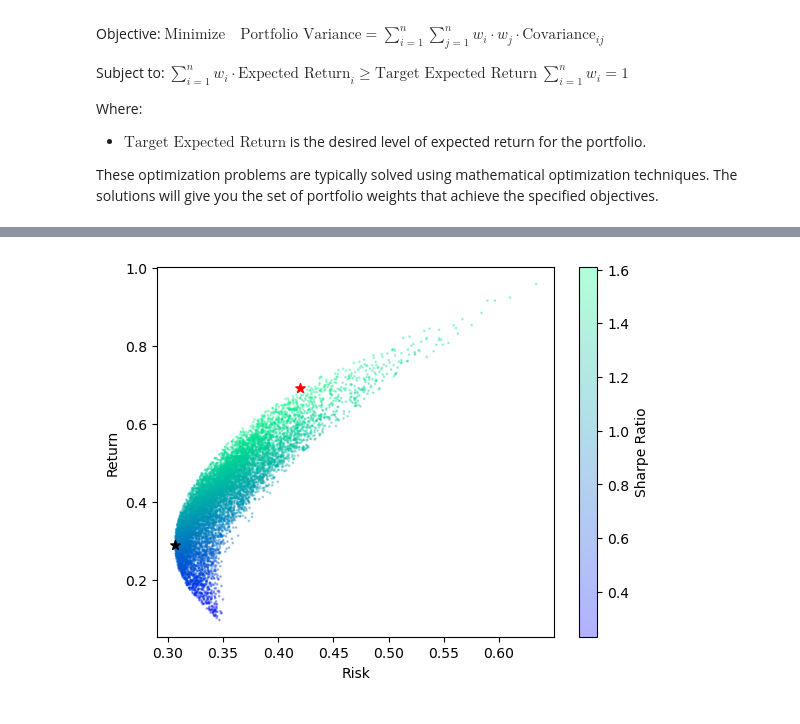
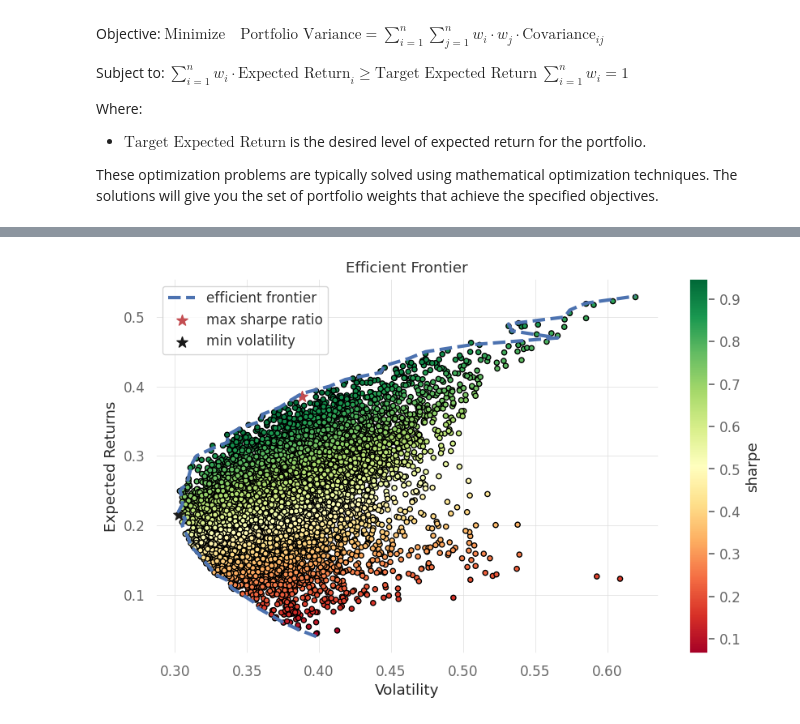
Before and after one commit to ansingh16/portfolio-optimization, a Jupyter notebook: Portfolio.ipynb, the cells around one changed output, grey strips where cells are left out. Saved outputs shown, nothing was run; the diff lists cells and outputs as text; code cells hidden in the pictures.

Commit message:
added frontier line using scipy

```diff
--- a/Portfolio.ipynb
+++ b/Portfolio.ipynb
@@ -129,8 +190,8 @@ def random_port_gen(nsim, expected_returns, covariance_matrix, risk_free_rate):
     return result_df, p_weights
 # %%
 
-mean_returns = portfolio_returns.mean()
-cov_matrix = portfolio_returns.cov()
+mean_returns = returns.mean()
+cov_matrix = returns.cov()
 # Number of portfolios to simulate
 nsim = 10000
 # Risk free rate
@@ -138,6 +199,7 @@ risk_free_rate = 0.018
 
 # run the simulation
 results, weights = random_port_gen(nsim,mean_returns, cov_matrix, risk_free_rate)
+
 # get max Sharpe ratio index
 max_sharpe_idx = np.argmax(results['sharpe'].values)
 
@@ -145,46 +207,95 @@ max_sharpe_idx = np.argmax(results['sharpe'].values)
 min_vol_idx = np.argmin(results['std_dev'].values)
 
 # get std_dev and returns at max Sharpe ratio
 stdev_maxsharpe, returns_maxsharpe = results['std_dev'].iloc[max_sharpe_idx], results['return'].iloc[max_sharpe_idx]
 
 
 # get std_dev and returns at minimum volatility
 stdev_minvol, returns_minvol = results['std_dev'].iloc[min_vol_idx], results['return'].iloc[min_vol_idx]
 
 
 # pull the allocation associated with max Sharpe ratio
-max_sharpe_allocation =  pd.DataFrame(weights[max_sharpe_idx],index=portfolio.columns,columns=['allocation'])
+max_sharpe_allocation =  pd.DataFrame(weights[max_sharpe_idx],index=prices_df.columns,columns=['allocation'])
 # round off
 max_sharpe_allocation['allocation'] = [round(i*100,2) for i in max_sharpe_allocation['allocation']]
 
 
 # pull the allocation associated with max Sharpe ratio
-min_vol_allocation = pd.DataFrame(weights[min_vol_idx],index=portfolio.columns,columns=['allocation'])
+min_vol_allocation = pd.DataFrame(weights[min_vol_idx],index=prices_df.columns,columns=['allocation'])
 # round off
 min_vol_allocation['allocation'] = [round(i*100,2) for i in min_vol_allocation['allocation']]
 
 
 
-# Plot the efficient frontier
-fig,ax = plt.subplots(1,1)
-cb = ax.scatter(results['std_dev'],results['return'],c=results['sharpe'], cmap='winter', marker='o', s=1, alpha=0.3)
+
+ef_rtn_list = []
+ef_vol_list = []
+
+# get range of possible returns
+possible_ef_rtns = np.linspace(0.02, 0.55, 100)
+possible_ef_rtns = np.round(possible_ef_rtns, 2)
+
+# get returns
+portf_rtns = np.round(results["return"].values, 2)
+
+
+for rtn in possible_ef_rtns:
+    if rtn in portf_rtns:
+        ef_rtn_list.append(rtn)
+        # get index of matching return
+        matched_ind = np.where(portf_rtns == rtn)
+        # choose mimum volatility for each possible return
+        ef_vol_list.append(np.min(results["std_dev"].iloc[matched_ind]))
+
+#Group by 'Bin' and calculate the minimum value for 'Values' in each bin
+
+
+# Define bin edges
+bin_edges = np.linspace(0.02, 0.55, 50)
+
+# Create a new column 'Bin' based on the bin edges
+results['Bin'] = pd.cut(results['return'], bins=bin_edges)
+
+
+min_values = results.groupby('Bin')['std_dev'].min().reset_index()
+
+min_values['Bin_Midpoint'] = min_values['Bin'].apply(lambda x: x.mid)
+
+
+fig, ax = plt.subplots()
+results.plot(kind="scatter", x="std_dev",
+            y="return", c="sharpe",
+            cmap="RdYlGn", edgecolors="black",
+            ax=ax)
+
+ax.set(xlabel="Volatility",
+ylabel="Expected Returns",
+title="Efficient Frontier")
+ax.plot(ef_vol_list, ef_rtn_list,"b--",linewidth=3,label="efficient frontier")
+
+# Plot the binned data
+# ax.plot(min_values['std_dev'], min_values['Bin_Midpoint'], color='blue', linestyle='-', linewidth=2,alpha=0.4,label='efficient frontier')
 
 # plot max Sharpe ratio
-ax.scatter(stdev_maxsharpe, returns_maxsharpe, marker='*', color='r', s=50)
+ax.scatter(stdev_maxsharpe, returns_maxsharpe, marker='*', color='r', s=100,label='max sharpe ratio')
 
 # plot min volatility
-ax.scatter(stdev_minvol, returns_minvol, marker='*', color='k', s=50)
+ax.scatter(stdev_minvol, returns_minvol, marker='*', color='k', s=100,label='min volatility')
 
-ax.set_xlabel(r'Risk')
-ax.set_ylabel(r'Return')
-ax.plot()
+# ax.set_xlabel(r'Risk')
+# ax.set_ylabel(r'Return')
+# ax.plot()
 
-cbar = fig.colorbar(cb)
-cbar.set_label('Sharpe Ratio')
+# cbar = fig.colorbar(cb)
+# cbar.set_label('Sharpe Ratio')
 
+
+ax.legend()
 plt.show()
+
+# plt.show()
 # %% [output]
-[figure, old version]
+[figure, new version]
 # %%
 print("At maximum Sharpe Ratio\n")
 print(f"Return:{returns_maxsharpe}")
```
Also changed, not shown: parts of 11 cells of this notebook, 2 other files.
